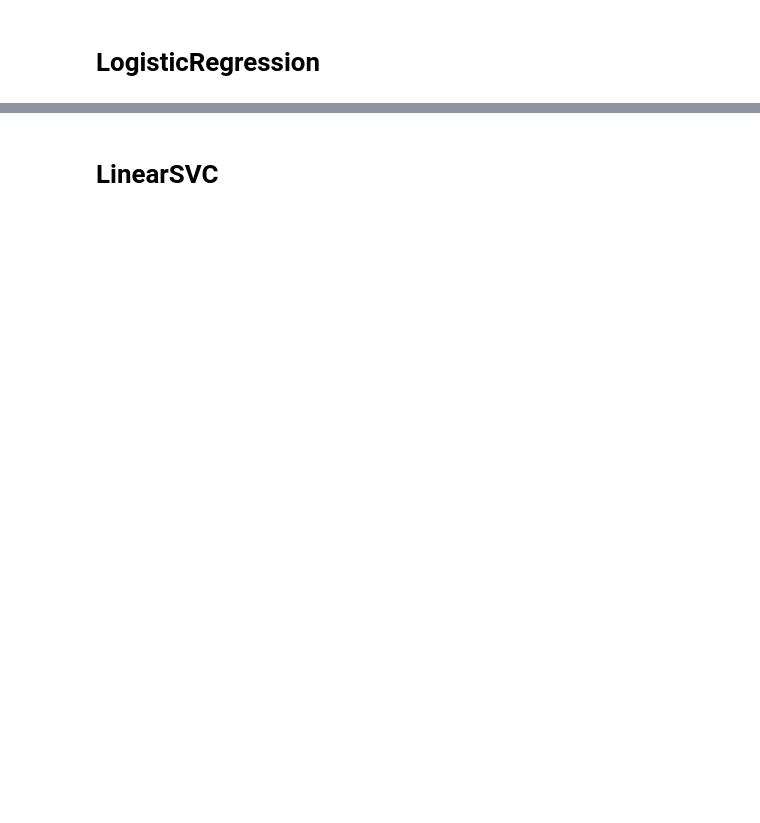
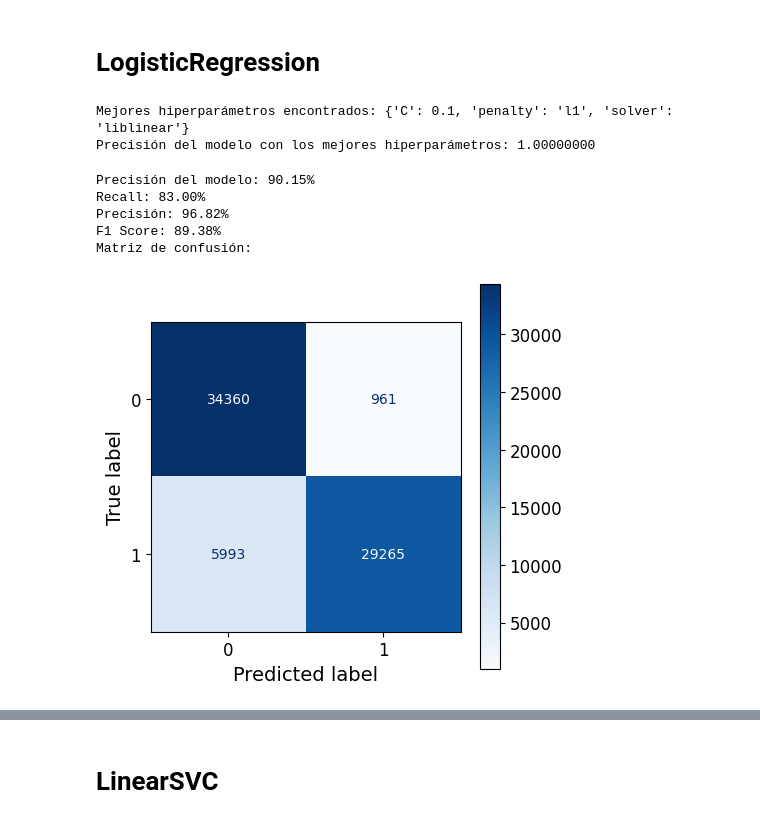
Before and after one commit to fferni01/TFM_Fernando, a Jupyter notebook: ML/clasificacion.ipynb, the cells around one changed output, grey strips where cells are left out. Drawn from its saved outputs; the diff is of its cells as text; code cells hidden in the pictures; blank space fills up the shorter version.

```diff
--- a/ML/clasificacion.ipynb
+++ b/ML/clasificacion.ipynb
@@ -161,3 +274,81 @@ array([[35116,     4],
 # %% [markdown]
 # LogisticRegression
+# %%
+from sklearn.model_selection import GridSearchCV
+from sklearn.linear_model import LogisticRegression
+from sklearn.metrics import accuracy_score
+
+# Definir los hiperparámetros y sus posibles valores para la búsqueda
+param_grid = {
+    'penalty': ['l1', 'l2'],
+    'C': [0.1, 1, 10],
+    'solver': ['liblinear', 'saga']
+}
+
+# Crear una instancia del modelo LogisticRegression
+model = LogisticRegression(max_iter=1000)
+
+# Aplicar Grid Search
+grid_search = GridSearchCV(model, param_grid, cv=5)
+grid_search.fit(X_train, y_train)
+
+# Obtener los mejores hiperparámetros y puntuaciones
+best_params = grid_search.best_params_
+best_score = grid_search.best_score_
+
+# Crear un nuevo modelo con los mejores hiperparámetros y ajustar los datos
+best_model = LogisticRegression(**best_params)
+best_model.fit(X_train, y_train)
+
+# Realizar predicciones y evaluar el modelo
+predictions = best_model.predict(X_test)
+accuracy = accuracy_score(y_test, predictions)
+
+print('Mejores hiperparámetros encontrados:', best_params)
+print('Precisión del modelo con los mejores hiperparámetros: {:.8f}'.format(accuracy))
+# %% [output]
+Mejores hiperparámetros encontrados: {'C': 0.1, 'penalty': 'l1', 'solver': 'liblinear'}
+Precisión del modelo con los mejores hiperparámetros: 1.00000000
+# %%
+from sklearn.linear_model import LogisticRegression
+from sklearn.metrics import accuracy_score, recall_score, precision_score, f1_score, confusion_matrix, ConfusionMatrixDisplay
+import matplotlib.pyplot as plt
+
+# Crear una instancia del modelo LogisticRegression con los mejores hiperparámetros
+best_model = LogisticRegression(penalty='l1', C=0.1, solver='liblinear')
+
+# Ajustar los datos de entrenamiento con el nuevo modelo
+best_model.fit(X_train, y_train)
+
+# Realizar predicciones utilizando el modelo ajustado
+predictions = best_model.predict(X_test)
+
+# Evaluar el modelo con las predicciones obtenidas
+accuracy = accuracy_score(y_test, predictions)
+print('Precisión del modelo: {:.2f}%'.format(accuracy * 100))
+
+# Calcular otras métricas de evaluación
+recall = recall_score(y_test, predictions)
+precision = precision_score(y_test, predictions)
+f1 = f1_score(y_test, predictions)
+
+print('Recall: {:.2f}%'.format(recall * 100))
+print('Precisión: {:.2f}%'.format(precision * 100))
+print('F1 Score: {:.2f}%'.format(f1 * 100))
+
+print("Matriz de confusión:")
+cm = confusion_matrix(y_test, predictions)
+cmd = ConfusionMatrixDisplay(confusion_matrix=cm, display_labels=best_model.classes_)
+
+# Dibuja la matriz de confusión
+fig, ax = plt.subplots(figsize=(5, 5))
+cmd.plot(ax=ax, cmap=plt.cm.Blues)
+plt.show()
+# %% [output]
+Precisión del modelo: 90.15%
+Recall: 83.00%
+Precisión: 96.82%
+F1 Score: 89.38%
+Matriz de confusión:
+[figure, added]
 # %%
```
Also changed, not shown: parts of 23 cells of this notebook, 6 other files.
